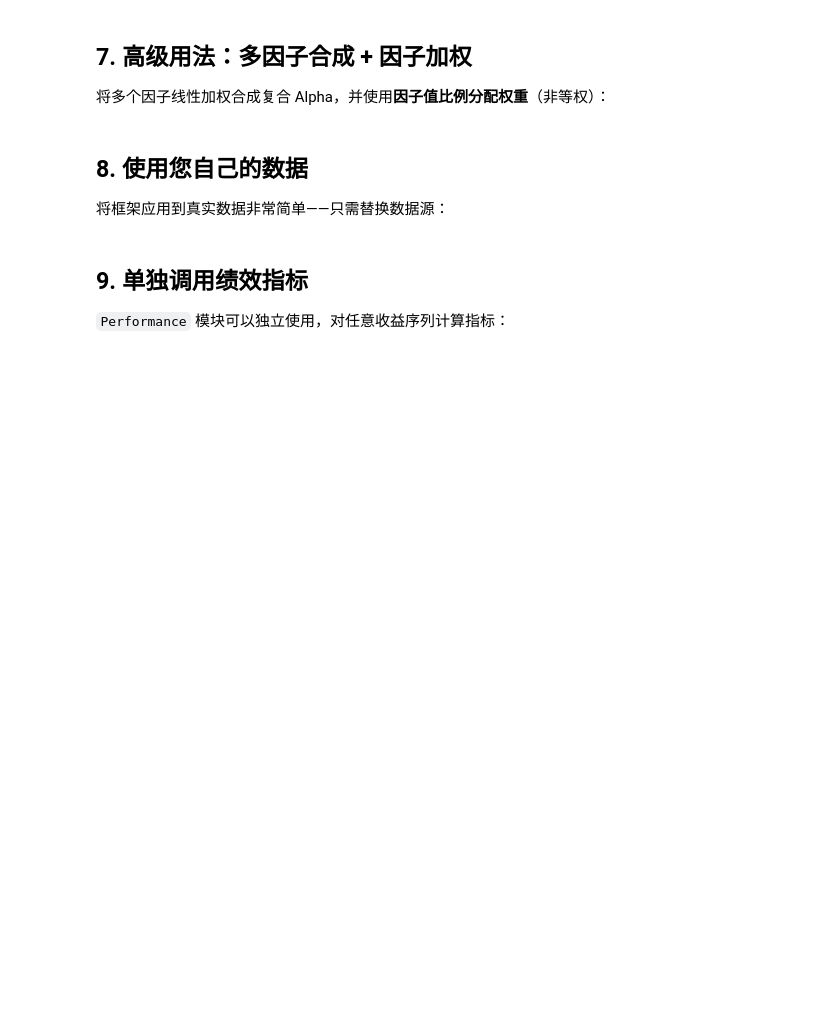
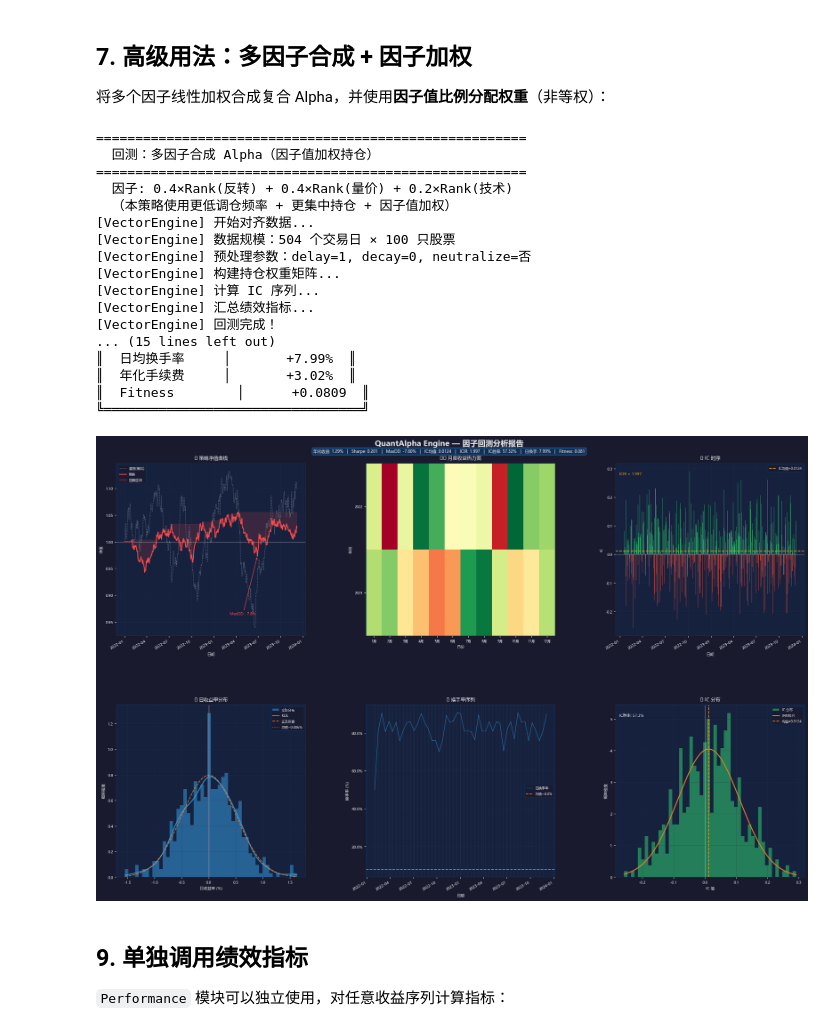
Before and after one commit to muterC/StockFrame, a Jupyter notebook: QuantAlpha_Demo.ipynb, the cells around one changed output. Cells and saved outputs as stored; diff of their text form; code cells hidden in the pictures; blank space fills up the shorter version.

```diff
--- a/QuantAlpha_Demo.ipynb
+++ b/QuantAlpha_Demo.ipynb
@@ -398,30 +423,49 @@ plt.show()
 # %%
 # 多因子等权合成
 alpha_combo = (
     0.4 * op.Rank(factor_reversal) +
     0.4 * op.Rank(factor_volprice) +
     0.2 * op.Rank(factor_tech)
 )
 
 print('=' * 55)
 print('  回测：多因子合成 Alpha（因子值加权持仓）')
 print('=' * 55)
 print('  因子: 0.4×Rank(反转) + 0.4×Rank(量价) + 0.2×Rank(技术)')
+print('  （本策略使用更低调仓频率 + 更集中持仓 + 因子值加权）')
 
 engine_combo = VectorEngine(
     factor         = alpha_combo,
     close          = close,
     is_suspended   = is_susp,
     is_limit       = is_limit,
-    rebalance_freq = 10,                  # 每2周调仓
-    top_n          = 20,                  # 精选 20 只
+    rebalance_freq = 10,                  # 每2周调仓（独立于公共配置）
+    top_n          = 20,                  # 精选 20 只（独立于公共配置）
     weight_method  = 'factor_weighted',   # 因子值加权（非等权）
-    cost_rate      = 0.0015,
+    cost_rate      = COST_RATE,           # 复用公共成本配置
+    delay          = DELAY,               # 复用公共预处理配置
+    decay          = DECAY,
+    industry       = INDUSTRY,
 )
 result_combo = engine_combo.run()
 result_combo.print_summary()
 result_combo.plot()
+# %% [output]
+=======================================================
+  回测：多因子合成 Alpha（因子值加权持仓）
+=======================================================
+  因子: 0.4×Rank(反转) + 0.4×Rank(量价) + 0.2×Rank(技术)
+  （本策略使用更低调仓频率 + 更集中持仓 + 因子值加权）
+[VectorEngine] 开始对齐数据...
+[VectorEngine] 数据规模：504 个交易日 × 100 只股票
+[VectorEngine] 预处理参数：delay=1, decay=0, neutralize=否
+[VectorEngine] 构建持仓权重矩阵...
+[VectorEngine] 计算 IC 序列...
+[VectorEngine] 汇总绩效指标...
+[VectorEngine] 回测完成！
+... (15 lines left out)
+║  日均换手率     │       +7.99%  ║
+║  年化手续费     │       +3.02%  ║
+║  Fitness        │      +0.0809  ║
+╚═════════════════════════════════╝
+[figure, added]
-# %% [markdown]
-## 8. 使用您自己的数据
-
-将框架应用到真实数据非常简单——只需替换数据源：
```
Also changed, not shown: parts of 11 cells of this notebook, 5 other files.
